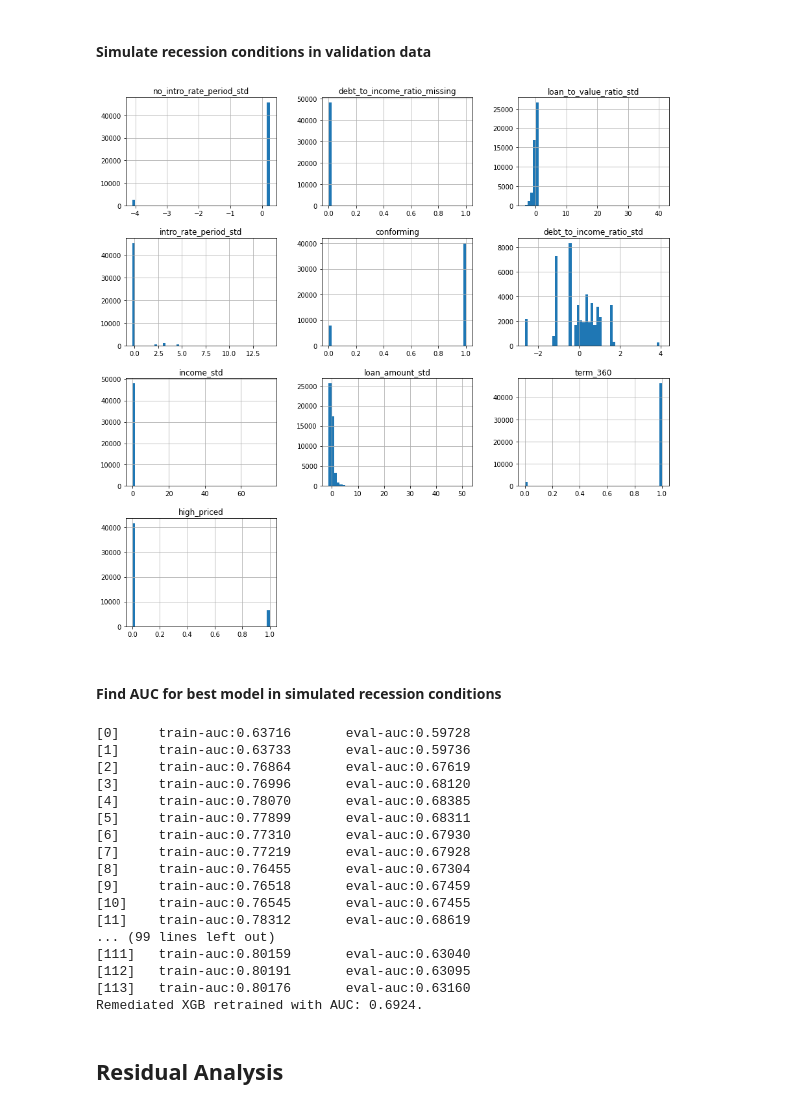
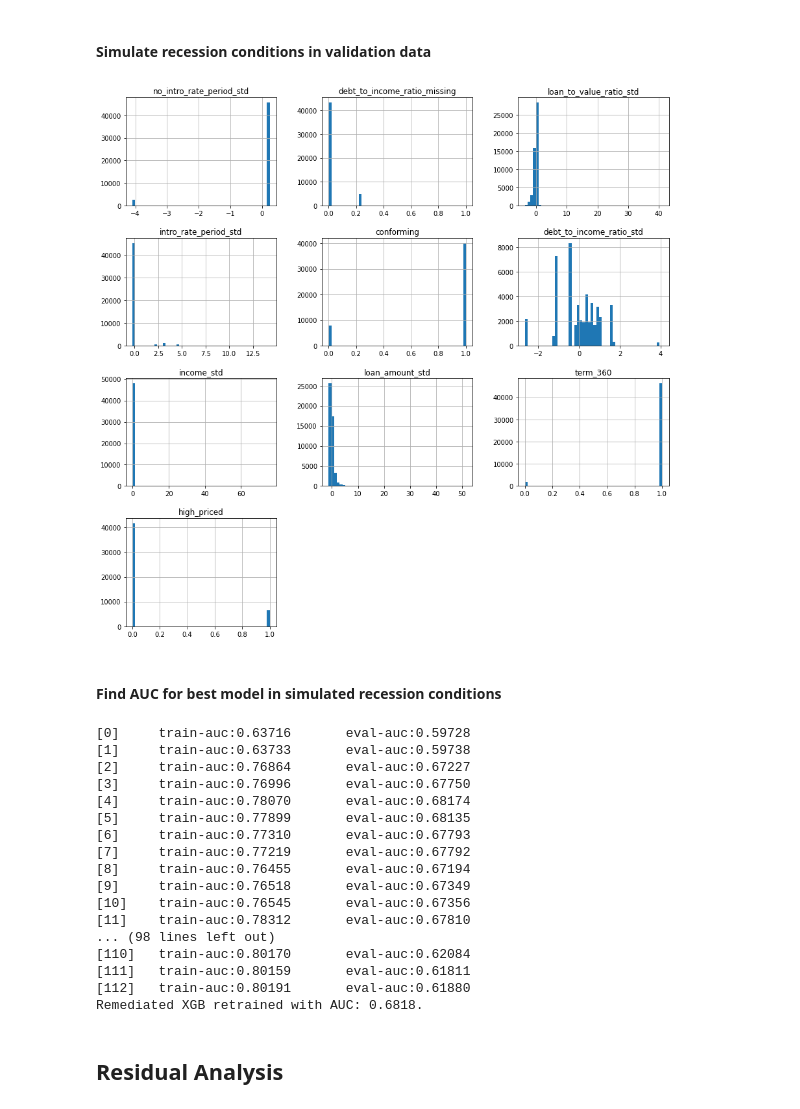
Before and after one commit to midiker/GWU_RML, a Jupyter notebook: Assignment_5/Assignment_5.ipynb, the cells around one changed output. Saved outputs shown, nothing was run; the diff lists cells and outputs as text; code cells hidden in the pictures.

```diff
--- a/Assignment_5/Assignment_5.ipynb
+++ b/Assignment_5/Assignment_5.ipynb
@@ -146,37 +146,42 @@ rec_valid = valid.copy(deep=True) # deep copy of validation data
 severity = 0.1
 affected = np.random.rand(len(rec_valid)) < severity
 
-# decrease property values by 5%
-rec_valid.loc[affected, 'property_value_std'] = rec_valid.loc[affected, 'property_value_std'] * 0.95
 
 # less intro rates
 rec_valid.loc[affected, 'no_intro_rate_period_std'] = 0.2443944
+
+# 5% higher debt-to-income ratios
+rec_valid.loc[affected, 'debt_to_income_ratio_missing'] = 0.234552
 
 # lower loan amounts by 5%
 rec_valid.loc[affected, 'loan_amount_std'] = rec_valid.loc[affected, 'loan_amount_std'] * 0.95
 
 # lower income by 5%
 rec_valid.loc[affected, 'income_std'] = rec_valid.loc[affected, 'income_std'] * 0.95
 
 # less conforming loans
 rec_valid.loc[affected, 'conforming'] = 0
 
 # shorter intro rate periods
 rec_valid.loc[affected, 'intro_rate_period_std'] = rec_valid.loc[affected, 'intro_rate_period_std'] * 0.95
 
+# 5% higher loan_to_value ratios
+rec_valid.loc[affected, 'loan_to_value_ratio_std'] = rec_valid.loc[affected, 'loan_to_value_ratio_std'] * 1.05
+
+
 # 5% higher debt-to-income ratios
 rec_valid.loc[affected, 'debt_to_income_ratio_std'] = rec_valid.loc[affected, 'debt_to_income_ratio_std'] * 1.05
 
 # more long loans
 rec_valid.loc[affected, 'term_360'] = 1
 
 # update target
 rec_valid.loc[affected, y_name] = np.random.choice(2, len(rec_valid.loc[affected, y_name]))
 
 # visualize results
 _ = rec_valid[rem_x_names + [y_name]].hist(bins=50, figsize=(15, 15))
 # %% [output]
-[figure, old version]
+[figure, new version]
 # %% [markdown]
 #### Find AUC for best model in simulated recession conditions
 # %%
@@ -196,22 +201,22 @@ rec_rem_mxgb_perf= xgb.train(rem_params,
 print('Remediated XGB retrained with AUC: %.4f.' % rec_rem_mxgb_perf.best_score)
 # %% [output]
 [0]     train-auc:0.63716       eval-auc:0.59728
-[1]     train-auc:0.63733       eval-auc:0.59736
-[2]     train-auc:0.76864       eval-auc:0.67619
-[3]     train-auc:0.76996       eval-auc:0.68120
-[4]     train-auc:0.78070       eval-auc:0.68385
-[5]     train-auc:0.77899       eval-auc:0.68311
-[6]     train-auc:0.77310       eval-auc:0.67930
-[7]     train-auc:0.77219       eval-auc:0.67928
-[8]     train-auc:0.76455       eval-auc:0.67304
-[9]     train-auc:0.76518       eval-auc:0.67459
-[10]    train-auc:0.76545       eval-auc:0.67455
-[11]    train-auc:0.78312       eval-auc:0.68619
-... (99 lines left out)
-[111]   train-auc:0.80159       eval-auc:0.63040
-[112]   train-auc:0.80191       eval-auc:0.63095
-[113]   train-auc:0.80176       eval-auc:0.63160
-Remediated XGB retrained with AUC: 0.6924.
+[1]     train-auc:0.63733       eval-auc:0.59738
+[2]     train-auc:0.76864       eval-auc:0.67227
+[3]     train-auc:0.76996       eval-auc:0.67750
+[4]     train-auc:0.78070       eval-auc:0.68174
+[5]     train-auc:0.77899       eval-auc:0.68135
+[6]     train-auc:0.77310       eval-auc:0.67793
+[7]     train-auc:0.77219       eval-auc:0.67792
+[8]     train-auc:0.76455       eval-auc:0.67194
+[9]     train-auc:0.76518       eval-auc:0.67349
+[10]    train-auc:0.76545       eval-auc:0.67356
+[11]    train-auc:0.78312       eval-auc:0.67810
+... (98 lines left out)
+[110]   train-auc:0.80170       eval-auc:0.62084
+[111]   train-auc:0.80159       eval-auc:0.61811
+[112]   train-auc:0.80191       eval-auc:0.61880
+Remediated XGB retrained with AUC: 0.6818.
 # %% [markdown]
 ## Residual Analysis
 # %% [markdown]
```
Also changed, not shown: parts of 4 cells of this notebook.
